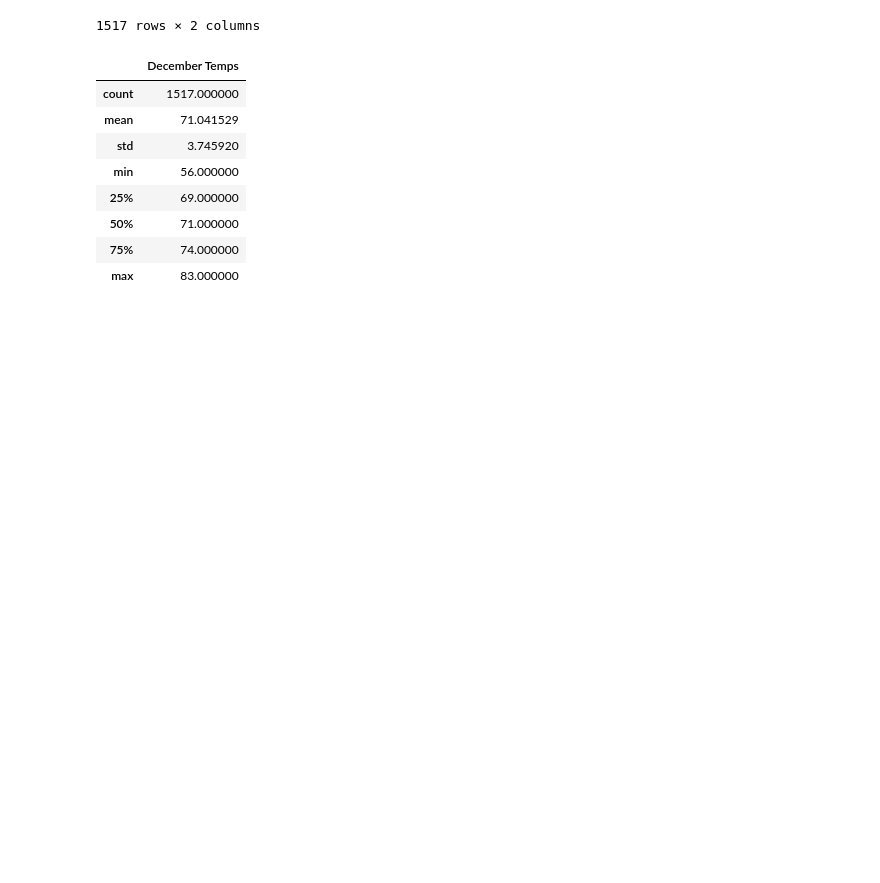
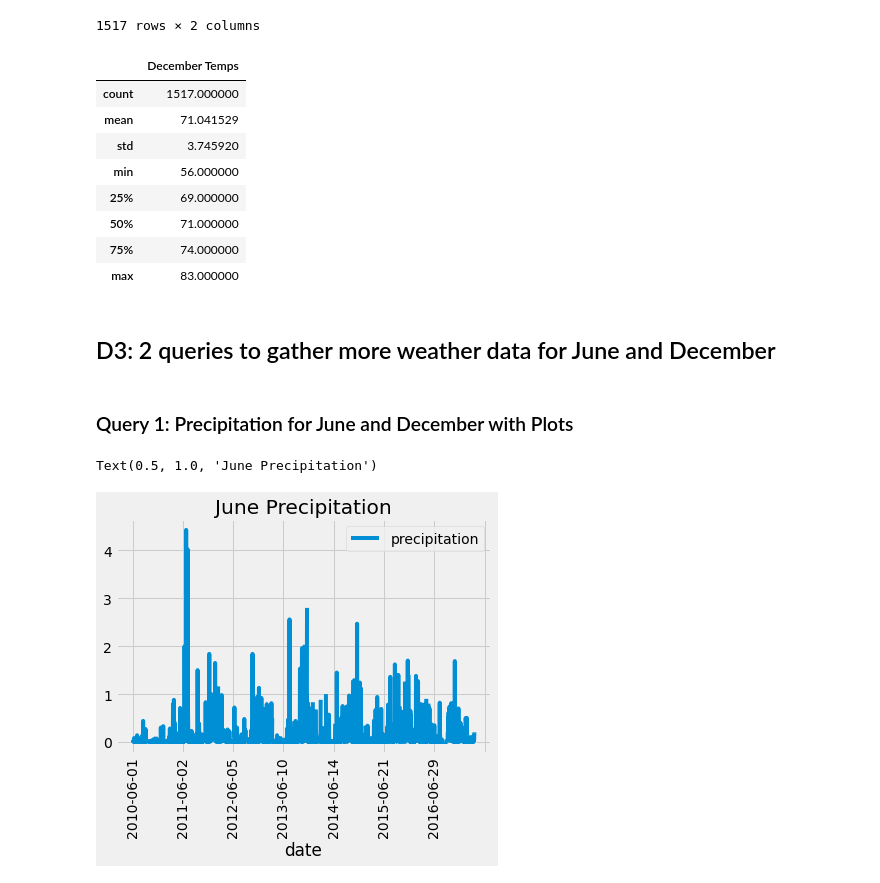
Before and after one commit to nabuhant/surfs_up, a Jupyter notebook: SurfsUp_Challenge.ipynb, the cells around one changed output. Cells and saved outputs as stored; diff of their text form; code cells hidden in the pictures; blank space fills up the shorter version.

Commit message:
Challenge D3 Done
2 extra queries added with results screenshots

```diff
--- a/SurfsUp_Challenge.ipynb
+++ b/SurfsUp_Challenge.ipynb
@@ -9,6 +9,12 @@ import sqlalchemy
 from sqlalchemy.ext.automap import automap_base
 from sqlalchemy.orm import Session
 from sqlalchemy import create_engine, func
+
+#matplotlib
+%matplotlib inline
+from matplotlib import style
+style.use('fivethirtyeight')
+import matplotlib.pyplot as plt
 # %%
 engine = create_engine("sqlite:///hawaii.sqlite")
 
@@ -167,0 +172,20 @@ df_results_dec.describe()
+# %% [markdown]
+## D3: 2 queries to gather more weather data for June and December
+# %% [markdown]
+### Query 1: Precipitation for June and December with Plots
+# %%
+june_prcp = session.query(Measurement.date, Measurement.prcp).filter(extract('month', Measurement.date) == 6).all()
+
+df_june_prcp = pd.DataFrame(june_prcp, columns = ['date', 'precipitation'])
+
+df_june_prcp.set_index(df_june_prcp['date'], inplace = True)
+
+df_june_prcp = df_june_prcp.sort_index()
+
+# Use Pandas Plotting with Matplotlib to plot the data
+df_june_prcp.plot()
+plt.xticks(rotation = 90)
+plt.title("June Precipitation")
+# %% [output]
+Text(0.5, 1.0, 'June Precipitation')
+[figure, added]
```
Also changed, not shown: parts of 12 cells of this notebook, 4 other files.
